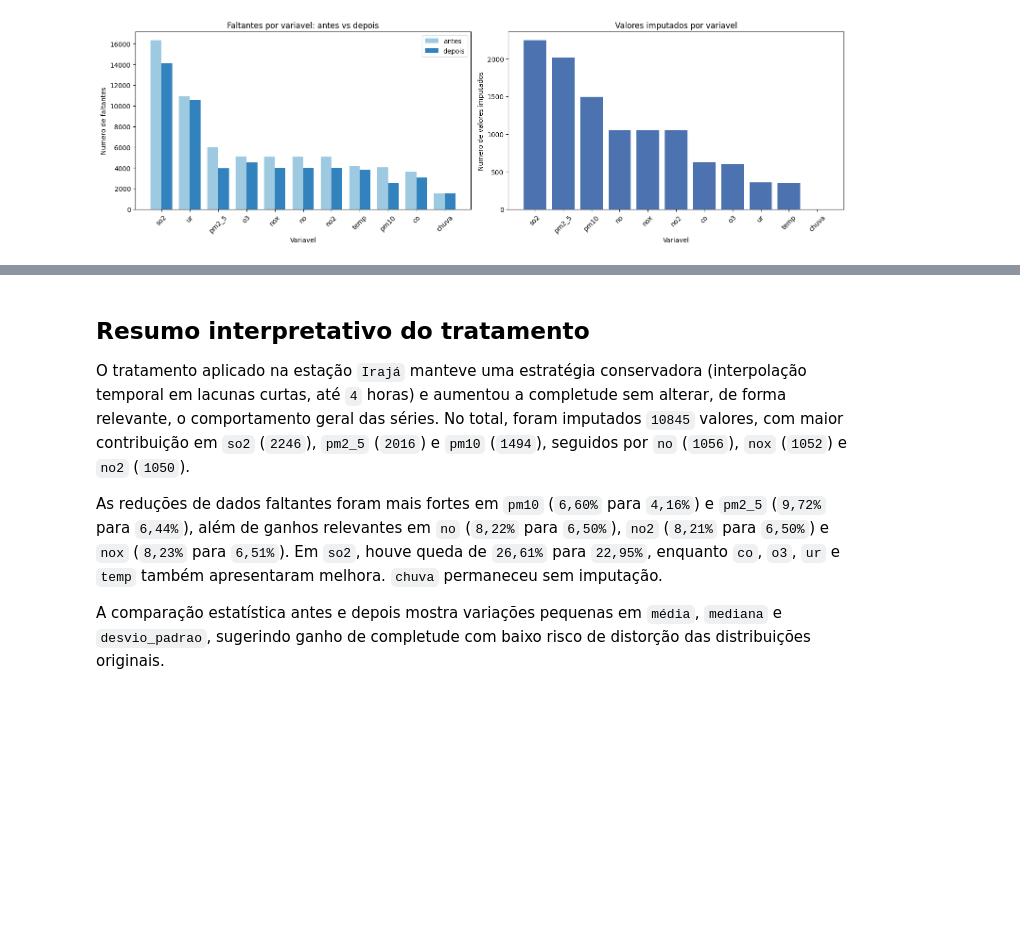
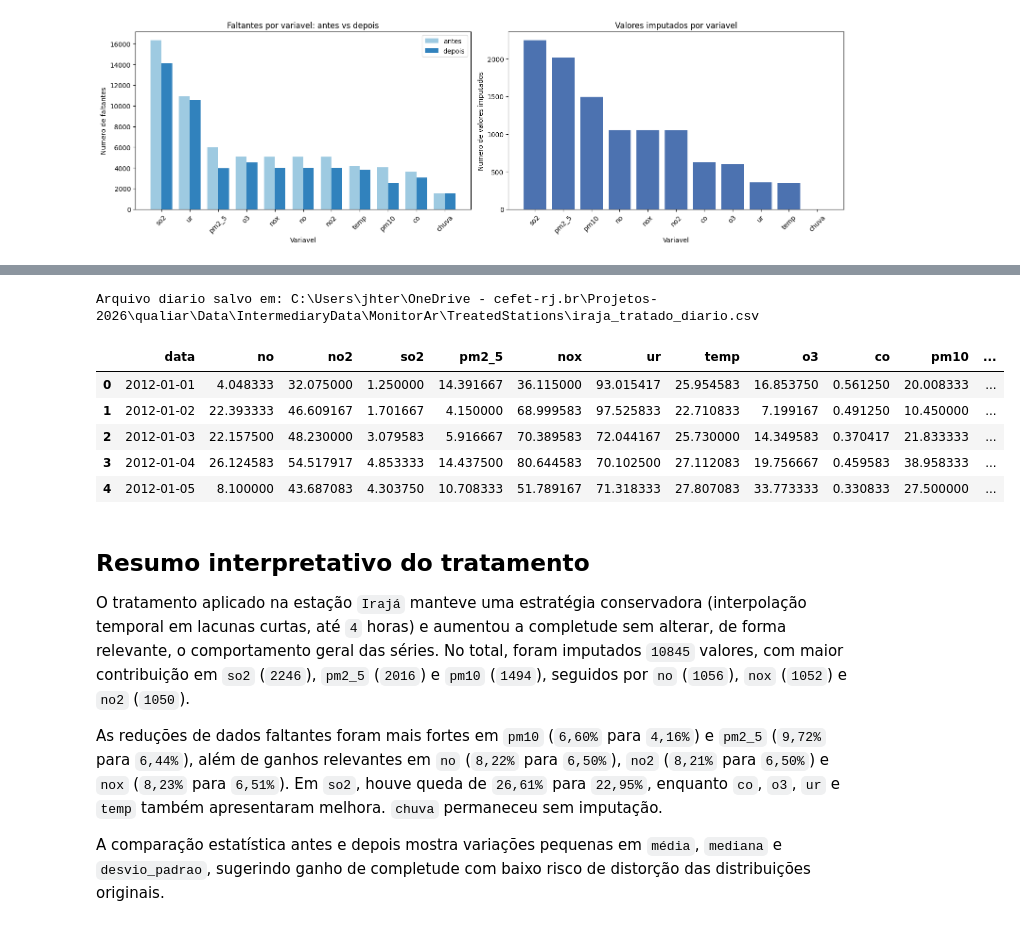
Before and after one commit to AILAB-CEFET-RJ/qualiar, a Jupyter notebook: Code/4 - TreatIntermediaryData/MonitorAr/Estacoes/ZonaNorte/iraja.ipynb, the cells around one changed output, grey strips where cells are left out. Drawn from its saved outputs; the diff is of its cells as text; code cells hidden in the pictures; blank space fills up the shorter version.

```diff
--- a/Code/4 - TreatIntermediaryData/MonitorAr/Estacoes/ZonaNorte/iraja.ipynb
+++ b/Code/4 - TreatIntermediaryData/MonitorAr/Estacoes/ZonaNorte/iraja.ipynb
@@ -331,3 +317,42 @@ Arquivo salvo em: C:\Users\jhter\OneDrive - cefet-rj.br\Projetos-2026\qualiar\Da
+# %%
+project_root = Path().resolve().parents[4]
+output_dir = project_root / "Data" / "IntermediaryData" / "MonitorAr" / "TreatedStations"
+output_dir.mkdir(parents=True, exist_ok=True)
+
+# Saída diária agregada:
+# - média para a maior parte das variáveis
+# - soma para chuva (preservando NaN quando o dia inteiro está faltante)
+
+def somar_chuva_diaria(serie: pd.Series) -> float:
+    return serie.sum(min_count=1)
+
+agregacoes_diarias = {
+    variavel: "mean"
+    for variavel in variaveis_ambientais
+    if variavel != "chuva"
+}
+agregacoes_diarias["chuva"] = somar_chuva_diaria
+
+df_iraja_diario = (
+    df_iraja_tratado[variaveis_ambientais]
+    .resample("D")
+    .agg(agregacoes_diarias)
+)
+
+df_iraja_diario_saida = df_iraja_diario.reset_index()
+output_csv_diario_path = output_dir / "iraja_tratado_diario.csv"
+df_iraja_diario_saida.to_csv(output_csv_diario_path, index=False, encoding="utf-8")
+
+print(f"Arquivo diario salvo em: {output_csv_diario_path}")
+display(df_iraja_diario_saida.head())
+# %% [output]
+Arquivo diario salvo em: C:\Users\jhter\OneDrive - cefet-rj.br\Projetos-2026\qualiar\Data\IntermediaryData\MonitorAr\TreatedStations\iraja_tratado_diario.csv
+|  | data | no | no2 | so2 | pm2_5 | nox | ur | temp | o3 | co | pm10 | ... |
+| 0 | 2012-01-01 | 4.048333 | 32.075000 | 1.250000 | 14.391667 | 36.115000 | 93.015417 | 25.954583 | 16.853750 | 0.561250 | 20.008333 | ... |
+| 1 | 2012-01-02 | 22.393333 | 46.609167 | 1.701667 | 4.150000 | 68.999583 | 97.525833 | 22.710833 | 7.199167 | 0.491250 | 10.450000 | ... |
+| 2 | 2012-01-03 | 22.157500 | 48.230000 | 3.079583 | 5.916667 | 70.389583 | 72.044167 | 25.730000 | 14.349583 | 0.370417 | 21.833333 | ... |
+| 3 | 2012-01-04 | 26.124583 | 54.517917 | 4.853333 | 14.437500 | 80.644583 | 70.102500 | 27.112083 | 19.756667 | 0.459583 | 38.958333 | ... |
+| 4 | 2012-01-05 | 8.100000 | 43.687083 | 4.303750 | 10.708333 | 51.789167 | 71.318333 | 27.807083 | 33.773333 | 0.330833 | 27.500000 | ... |
 # %% [markdown]
 ## Resumo interpretativo do tratamento
 
```
Also changed, not shown: parts of 4 cells of this notebook, 50 other files.
